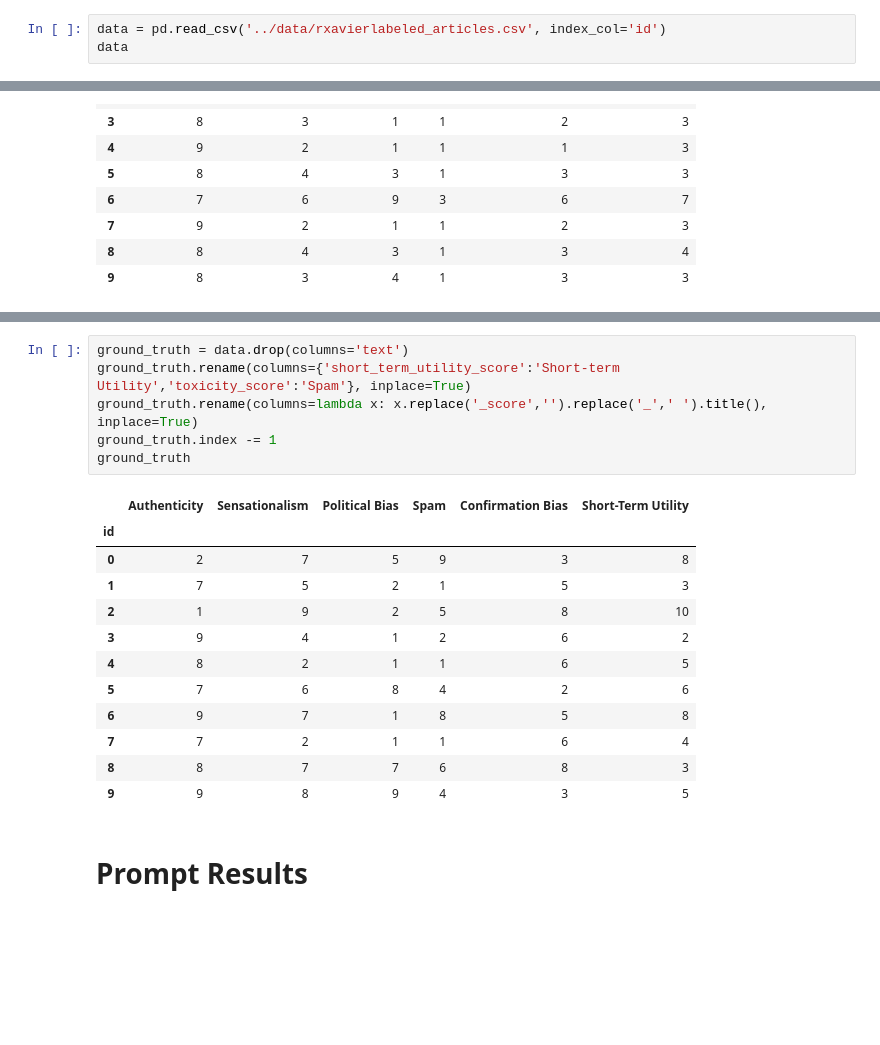
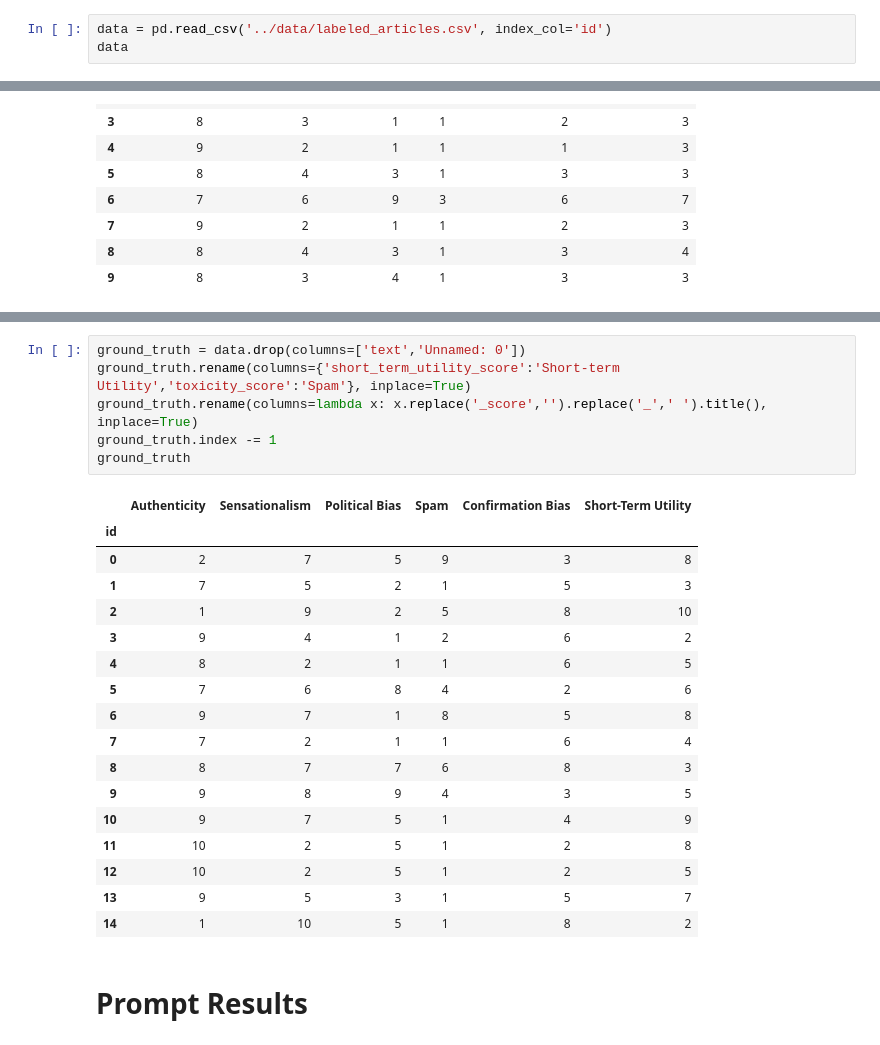
Before and after one commit to chriss-mo/ai4good, a Jupyter notebook: notebooks/prompt_evaluation.ipynb, the cells around one changed output, grey strips where cells are left out. Cells and saved outputs as stored; diff of their text form; blank space fills up the shorter version.

```diff
--- a/notebooks/prompt_evaluation.ipynb
+++ b/notebooks/prompt_evaluation.ipynb
@@ -2,6 +2,6 @@
 import pandas as pd
 import numpy as np
 # %%
-data = pd.read_csv('../data/rxavierlabeled_articles.csv', index_col='id')
+data = pd.read_csv('../data/labeled_articles.csv', index_col='id')
 data
 # %% [output]
@@ -480,22 +782,27 @@ display(df_final)
 # %%
-ground_truth = data.drop(columns='text')
+ground_truth = data.drop(columns=['text','Unnamed: 0'])
 ground_truth.rename(columns={'short_term_utility_score':'Short-term Utility','toxicity_score':'Spam'}, inplace=True)
 ground_truth.rename(columns=lambda x: x.replace('_score','').replace('_',' ').title(), inplace=True)
 ground_truth.index -= 1
 ground_truth
 # %% [output]
 |  | Authenticity | Sensationalism | Political Bias | Spam | Confirmation Bias | Short-Term Utility |
 | id |  |  |  |  |  |  |
 | 0 | 2 | 7 | 5 | 9 | 3 | 8 |
 | 1 | 7 | 5 | 2 | 1 | 5 | 3 |
 | 2 | 1 | 9 | 2 | 5 | 8 | 10 |
 | 3 | 9 | 4 | 1 | 2 | 6 | 2 |
 | 4 | 8 | 2 | 1 | 1 | 6 | 5 |
 | 5 | 7 | 6 | 8 | 4 | 2 | 6 |
 | 6 | 9 | 7 | 1 | 8 | 5 | 8 |
 | 7 | 7 | 2 | 1 | 1 | 6 | 4 |
 | 8 | 8 | 7 | 7 | 6 | 8 | 3 |
 | 9 | 9 | 8 | 9 | 4 | 3 | 5 |
+| 10 | 9 | 7 | 5 | 1 | 4 | 9 |
+| 11 | 10 | 2 | 5 | 1 | 2 | 8 |
+| 12 | 10 | 2 | 5 | 1 | 2 | 5 |
+| 13 | 9 | 5 | 3 | 1 | 5 | 7 |
+| 14 | 1 | 10 | 5 | 1 | 8 | 2 |
 # %% [markdown]
 # Prompt Results
 # %%
```
Also changed, not shown: parts of 7 cells of this notebook, 1 other file.
